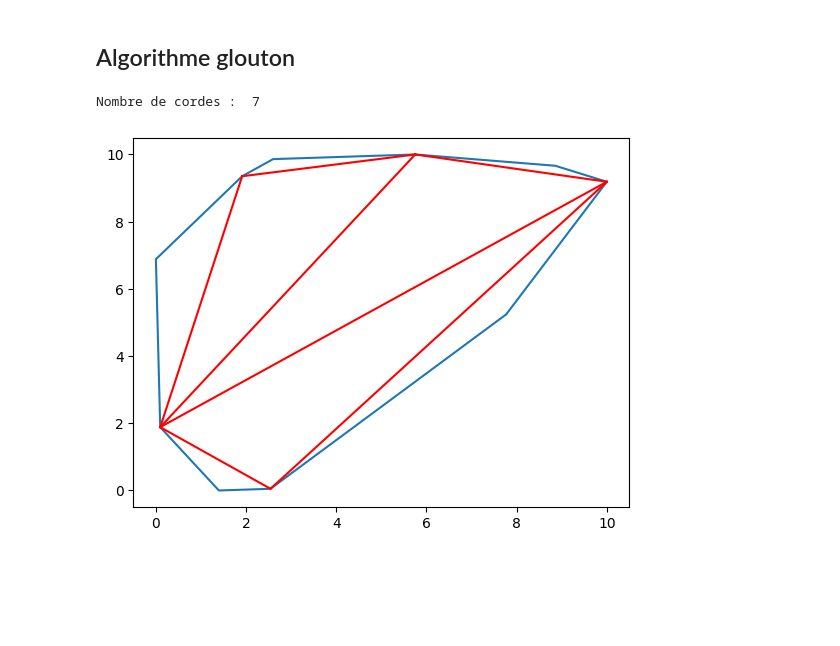
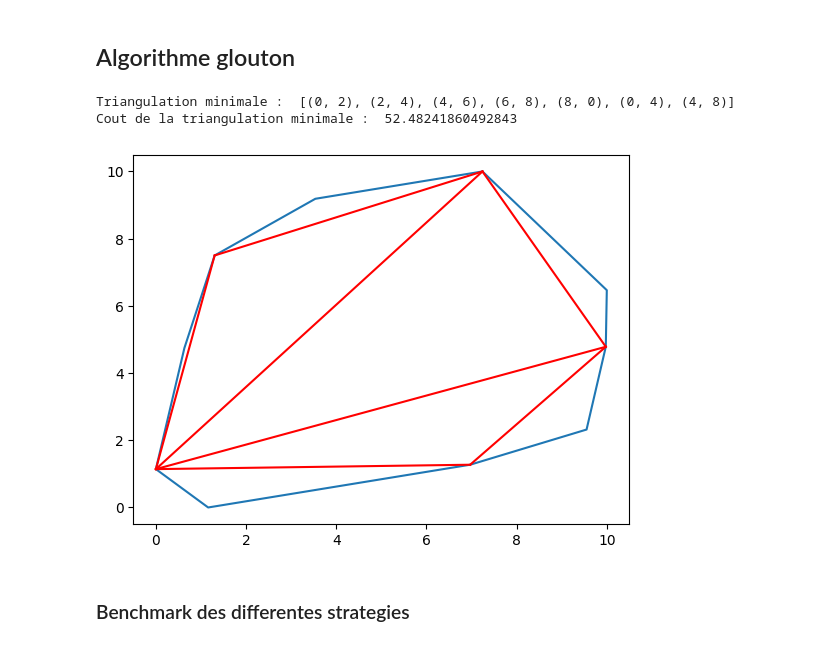
Before and after one commit to haydarselmi/Polygon_triangulation, a Jupyter notebook: Triangulation_Polygone_Algo_avancee.ipynb, the cells around one changed output. Cells and saved outputs as stored; diff of their text form; code cells hidden in the pictures; blank space fills up the shorter version.

```diff
--- a/Triangulation_Polygone_Algo_avancee.ipynb
+++ b/Triangulation_Polygone_Algo_avancee.ipynb
@@ -288,10 +309,11 @@ def reconstruire_triangulation_minimale_dynamique(T : list, i : int, j : int, re
 # Test de la triangulation par algorithme dynamique et affichage
 nbSommets = 30
 polygone_convexe = random_convex_polygon(nbSommets)
-polygone = [((x[0]*100),(x[1]*100)) for x in polygone_convexe]
+polygone = [((x[0]*10),(x[1]*10)) for x in polygone_convexe]
 T, C = triangulation_minimale_dynamique(polygone)
 triangulation = []
 reconstruire_triangulation_minimale_dynamique(T, 0, nbSommets-1, triangulation, nbSommets)
-print(len(triangulation))
+print("Triangulation minimale : ", triangulation)
+print("Cout de la triangulation minimale : ", C[0][nbSommets-1])
 plot_polygon(polygone, triangulation)
 # %% [output]
@@ -300,7 +323,7 @@ plot_polygon(polygone, triangulation)
 # %% [markdown]
 ## Algorithme glouton
 # %%
-def glouton_tour_des_sommets(sommets : int) -> list:
+def glouton_tour_des_sommets(sommets : list) -> list:
     """
     Permet de construire la triangulation glouton a partir du nombre de sommets
     du polygone
@@ -320,6 +343,8 @@ def glouton_tour_des_sommets(sommets : int) -> list:
     # Commencer par le sommet 0
     sommet_courant = 0
 
+    # Commencer par le cout 0
+    cout = 0
     while len(cordes_internes) < n - 3:
         # Faire le tour des sommets pour trouver une corde valide
         for j in range(1, n):
@@ -330,21 +355,24 @@ def glouton_tour_des_sommets(sommets : int) -> list:
                 # Ajouter la corde valide aux cordes internes et aux cordes tracées
                 cordes_internes.append((sommet_courant, sommet_suivant))
                 cordes_tracees.append((sommet_courant, sommet_suivant))
-
+                cout += distance(sommets[sommet_courant], sommets[sommet_suivant])
                 # Continuer avec le sommet suivant
                 sommet_courant = sommet_suivant
                 break
 
-    return cordes_internes
+    return cordes_internes, cout
 # %%
 # Exemple d'utilisation
 nbsommet = 10
-C=random_convex_polygon(nbsommet)
-polygone=[((x[0]*10),(x[1]*10)) for x in C] # Un polygone convexe (carré)
-triangulation = glouton_tour_des_sommets(polygone)
-print("Nombre de cordes : ", len(triangulation))
-
+C = random_convex_polygon(nbsommet)
+polygone = [((x[0]*10),(x[1]*10)) for x in C] # Un polygone convexe
+triangulation, cout = glouton_tour_des_sommets(polygone)
+print("Triangulation minimale : ", triangulation)
+print("Cout de la triangulation minimale : ", cout)
 plot_polygon(polygone, triangulation)
 # %% [output]
-Nombre de cordes :  7
+Triangulation minimale :  [(0, 2), (2, 4), (4, 6), (6, 8), (8, 0), (0, 4), (4, 8)]
+Cout de la triangulation minimale :  52.48241860492843
-[figure, old version]
+[figure, new version]
+# %% [markdown]
+### Benchmark des differentes strategies
```
Also changed, not shown: parts of 10 cells of this notebook.
